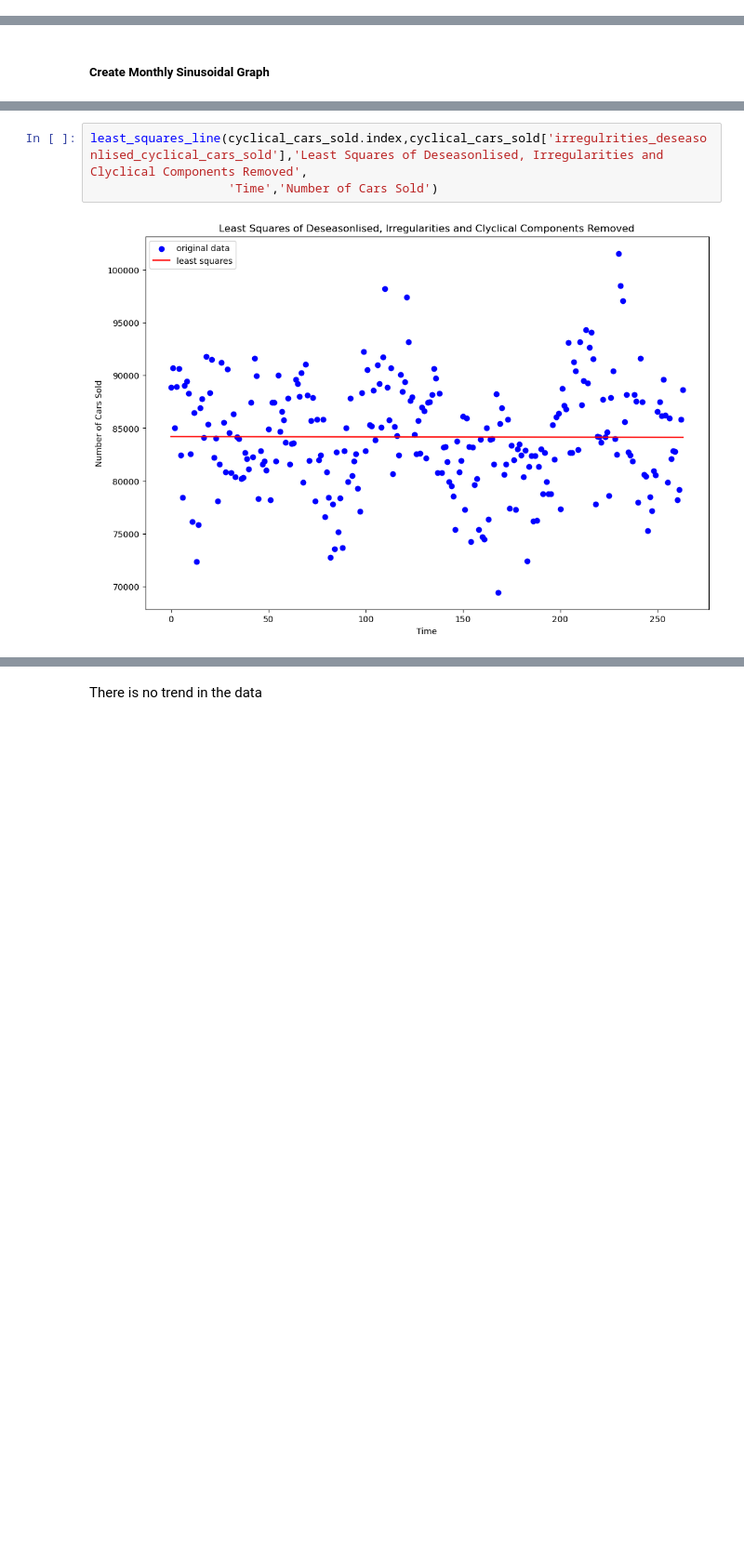
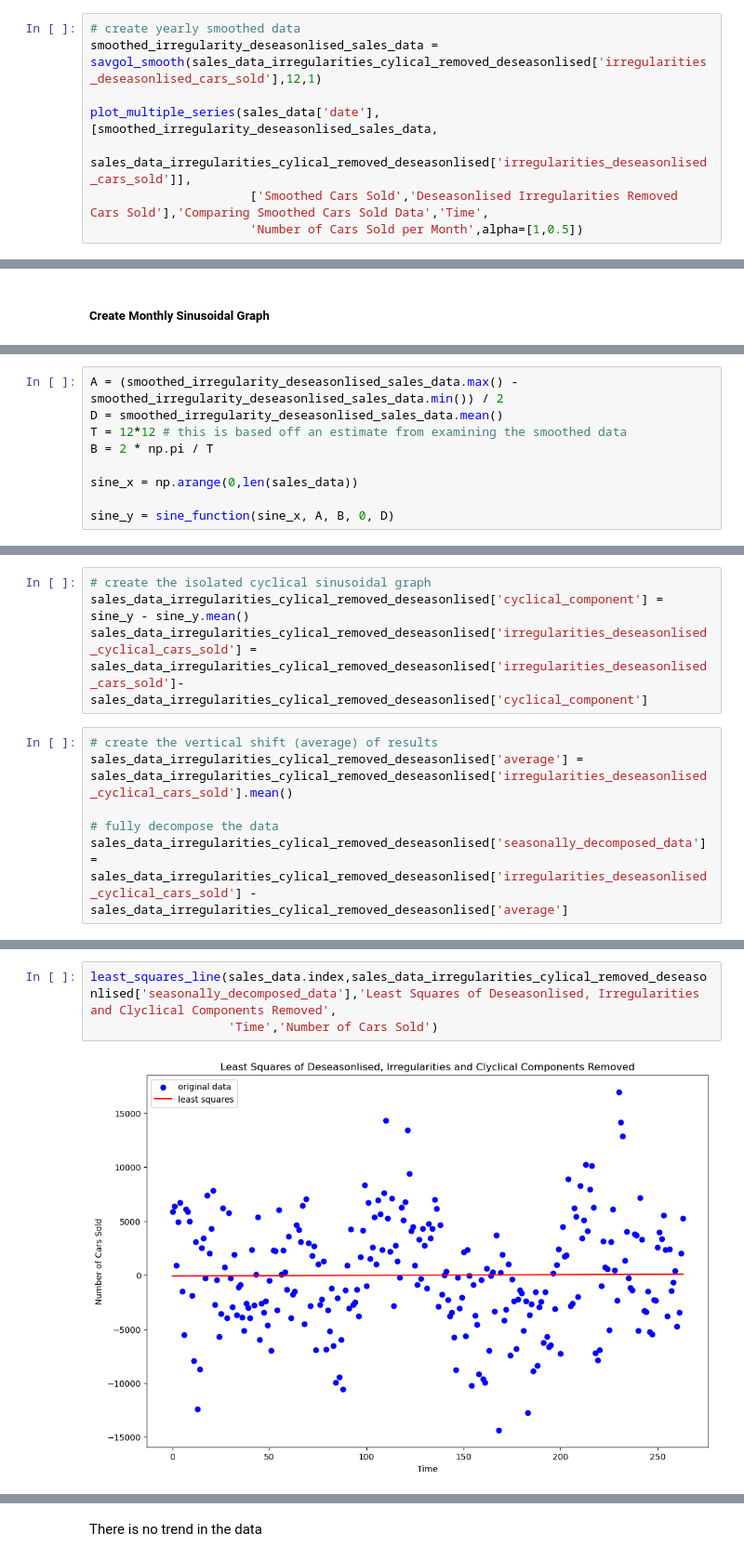
Before and after one commit to bennicholson2/Maryland-Automotive-Industry, a Jupyter notebook: analysis_chapters/02_seasonal_decomposition.ipynb, the cells around one changed output, grey strips where cells are left out. Shown at 93% size. Cells and saved outputs as stored; diff of their text form; blank space fills up the shorter version.

```diff
--- a/analysis_chapters/02_seasonal_decomposition.ipynb
+++ b/analysis_chapters/02_seasonal_decomposition.ipynb
@@ -653,0 +704,8 @@ Sinusoidal graph equations are made up of
+# %%
+# create yearly smoothed data
+smoothed_irregularity_deseasonlised_sales_data = savgol_smooth(sales_data_irregularities_cylical_removed_deseasonlised['irregularities_deseasonlised_cars_sold'],12,1)
+
+plot_multiple_series(sales_data['date'],[smoothed_irregularity_deseasonlised_sales_data,
+                      sales_data_irregularities_cylical_removed_deseasonlised['irregularities_deseasonlised_cars_sold']],
+                      ['Smoothed Cars Sold','Deseasonlised Irregularities Removed Cars Sold'],'Comparing Smoothed Cars Sold Data','Time',
+                      'Number of Cars Sold per Month',alpha=[1,0.5])
@@ -699 +734,10 @@ y_values_monthly = sine_function(x_values_monthly, A, B_monthly, C, D)
+# %%
+A = (smoothed_irregularity_deseasonlised_sales_data.max() - smoothed_irregularity_deseasonlised_sales_data.min()) / 2
+D = smoothed_irregularity_deseasonlised_sales_data.mean()
+T = 12*12 # this is based off an estimate from examining the smoothed data
+B = 2 * np.pi / T
+
+sine_x = np.arange(0,len(sales_data))
+
+sine_y = sine_function(sine_x, A, B, 0, D)
 # %%
@@ -750,0 +782,10 @@ def least_squares_line(incrementing_value,y_value,title,xlabel,ylabel):
+# %%
+# create the isolated cyclical sinusoidal graph
+sales_data_irregularities_cylical_removed_deseasonlised['cyclical_component'] = sine_y - sine_y.mean()
+sales_data_irregularities_cylical_removed_deseasonlised['irregularities_deseasonlised_cyclical_cars_sold'] = sales_data_irregularities_cylical_removed_deseasonlised['irregularities_deseasonlised_cars_sold']- sales_data_irregularities_cylical_removed_deseasonlised['cyclical_component']
+# %%
+# create the vertical shift (average) of results
+sales_data_irregularities_cylical_removed_deseasonlised['average'] = sales_data_irregularities_cylical_removed_deseasonlised['irregularities_deseasonlised_cyclical_cars_sold'].mean()
+
+# fully decompose the data
+sales_data_irregularities_cylical_removed_deseasonlised['seasonally_decomposed_data'] = sales_data_irregularities_cylical_removed_deseasonlised['irregularities_deseasonlised_cyclical_cars_sold'] - sales_data_irregularities_cylical_removed_deseasonlised['average']
@@ -751,5 +801,5 @@ def least_squares_line(incrementing_value,y_value,title,xlabel,ylabel):
 # %%
-least_squares_line(cyclical_cars_sold.index,cyclical_cars_sold['irregulrities_deseasonlised_cyclical_cars_sold'],'Least Squares of Deseasonlised, Irregularities and Clyclical Components Removed',
+least_squares_line(sales_data.index,sales_data_irregularities_cylical_removed_deseasonlised['seasonally_decomposed_data'],'Least Squares of Deseasonlised, Irregularities and Clyclical Components Removed',
                    'Time','Number of Cars Sold')
 # %% [output]
-[figure, old version]
+[figure, new version]
```
Also changed, not shown: parts of 172 cells of this notebook, 35 other files.
